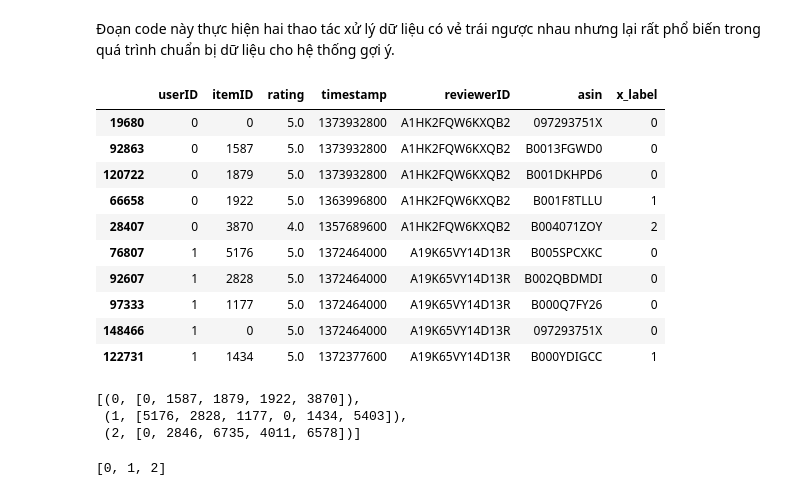
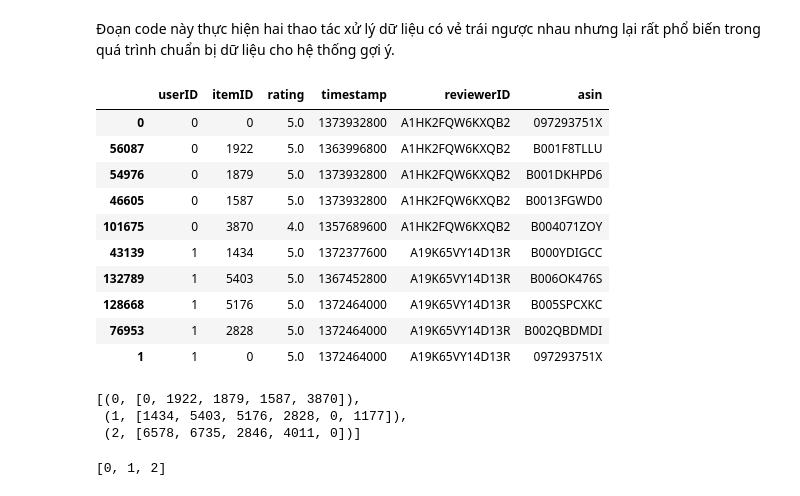
Before and after one commit to ThanhB18059162022/MMRec, a Jupyter notebook: preprocessing/step2_train_test_split/splitting.ipynb, the cells around one changed output. Drawn from its saved outputs; the diff is of its cells as text; code cells hidden in the pictures.

```diff
--- a/preprocessing/step2_train_test_split/splitting.ipynb
+++ b/preprocessing/step2_train_test_split/splitting.ipynb
@@ -33,21 +33,22 @@ shape: (160792, 6)
 # %% [markdown]
 Đoạn code này thực hiện hai thao tác xử lý dữ liệu có vẻ trái ngược nhau nhưng lại rất phổ biến trong quá trình chuẩn bị dữ liệu cho hệ thống gợi ý.
 # %%
-df = df.sort_values(by=["userID", "timestamp"], ascending=[True, False])
+# df = df.sample(frac=1).reset_index(drop=True)
 
+df.sort_values(by=["userID"], inplace=True)
 df[:10]
 # %% [output]
-|  | userID | itemID | rating | timestamp | reviewerID | asin | x_label |
-| 19680 | 0 | 0 | 5.0 | 1373932800 | A1HK2FQW6KXQB2 | 097293751X | 0 |
-| 92863 | 0 | 1587 | 5.0 | 1373932800 | A1HK2FQW6KXQB2 | B0013FGWD0 | 0 |
-| 120722 | 0 | 1879 | 5.0 | 1373932800 | A1HK2FQW6KXQB2 | B001DKHPD6 | 0 |
-| 66658 | 0 | 1922 | 5.0 | 1363996800 | A1HK2FQW6KXQB2 | B001F8TLLU | 1 |
-| 28407 | 0 | 3870 | 4.0 | 1357689600 | A1HK2FQW6KXQB2 | B004071ZOY | 2 |
-| 76807 | 1 | 5176 | 5.0 | 1372464000 | A19K65VY14D13R | B005SPCXKC | 0 |
-| 92607 | 1 | 2828 | 5.0 | 1372464000 | A19K65VY14D13R | B002QBDMDI | 0 |
-| 97333 | 1 | 1177 | 5.0 | 1372464000 | A19K65VY14D13R | B000Q7FY26 | 0 |
-| 148466 | 1 | 0 | 5.0 | 1372464000 | A19K65VY14D13R | 097293751X | 0 |
-| 122731 | 1 | 1434 | 5.0 | 1372377600 | A19K65VY14D13R | B000YDIGCC | 1 |
+|  | userID | itemID | rating | timestamp | reviewerID | asin |
+| 0 | 0 | 0 | 5.0 | 1373932800 | A1HK2FQW6KXQB2 | 097293751X |
+| 56087 | 0 | 1922 | 5.0 | 1363996800 | A1HK2FQW6KXQB2 | B001F8TLLU |
+| 54976 | 0 | 1879 | 5.0 | 1373932800 | A1HK2FQW6KXQB2 | B001DKHPD6 |
+| 46605 | 0 | 1587 | 5.0 | 1373932800 | A1HK2FQW6KXQB2 | B0013FGWD0 |
+| 101675 | 0 | 3870 | 4.0 | 1357689600 | A1HK2FQW6KXQB2 | B004071ZOY |
+| 43139 | 1 | 1434 | 5.0 | 1372377600 | A19K65VY14D13R | B000YDIGCC |
+| 132789 | 1 | 5403 | 5.0 | 1367452800 | A19K65VY14D13R | B006OK476S |
+| 128668 | 1 | 5176 | 5.0 | 1372464000 | A19K65VY14D13R | B005SPCXKC |
+| 76953 | 1 | 2828 | 5.0 | 1372464000 | A19K65VY14D13R | B002QBDMDI |
+| 1 | 1 | 0 | 5.0 | 1372464000 | A19K65VY14D13R | 097293751X |
 # %%
 # 1. Khai báo tên cột
 uid_field, iid_field = "userID", "itemID"
@@ -59,9 +60,9 @@ for u, u_ls in uid_freq:
     u_i_dict[u] = list(u_ls)
 list(u_i_dict.items())[:3]
 # %% [output]
-[(0, [0, 1587, 1879, 1922, 3870]),
- (1, [5176, 2828, 1177, 0, 1434, 5403]),
- (2, [0, 2846, 6735, 4011, 6578])]
+[(0, [0, 1922, 1879, 1587, 3870]),
+ (1, [1434, 5403, 5176, 2828, 0, 1177]),
+ (2, [6578, 6735, 2846, 4011, 0])]
 # %%
 list(u_i_dict.keys())[:3]
 # %% [output]
```
Also changed, not shown: parts of 4 cells of this notebook, 4 other files.
